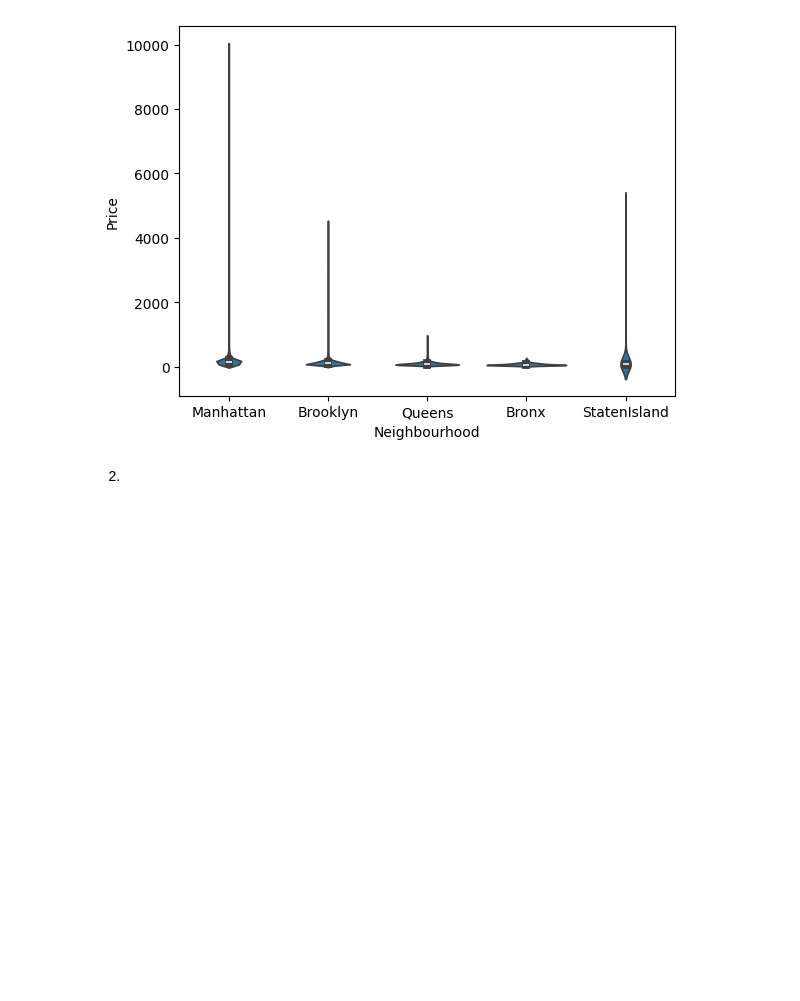
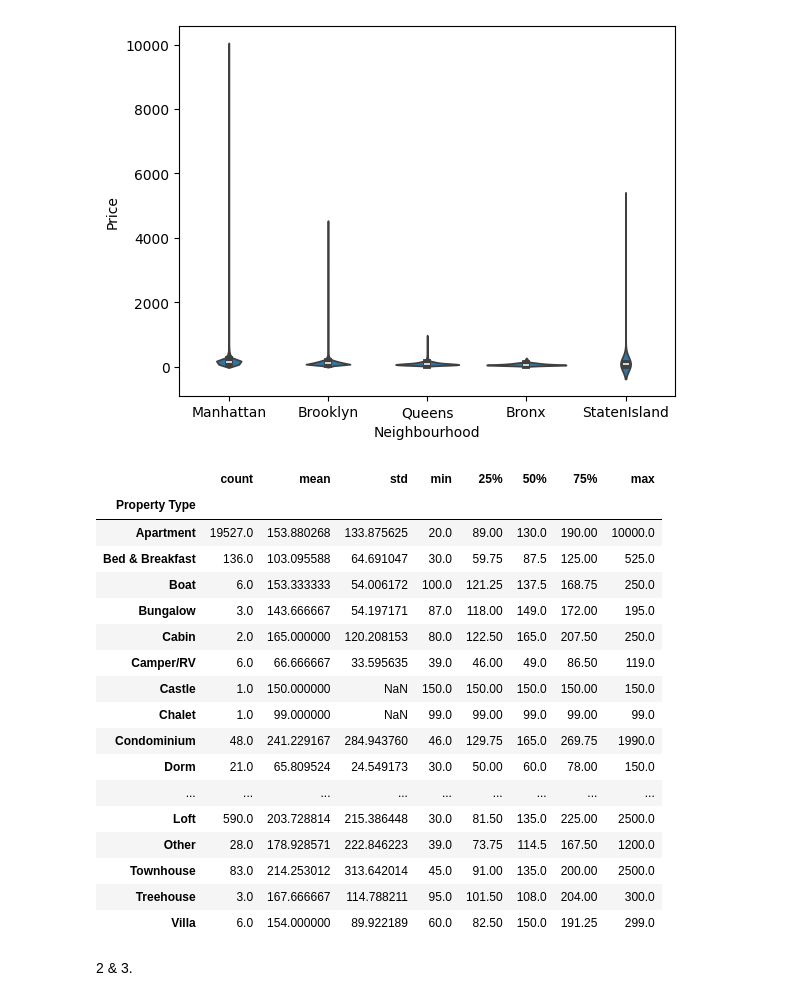
Before and after one commit to mchen899923/lab_hedonic_pricing, a Jupyter notebook: lab_notebook.ipynb, the cells around one changed output. Saved outputs shown, nothing was run; the diff lists cells and outputs as text; code cells hidden in the pictures; blank space fills up the shorter version.

```diff
--- a/lab_notebook.ipynb
+++ b/lab_notebook.ipynb
@@ -221,5 +221,26 @@ sns.violinplot(data=airbnb2_df, x='Neighbourhood', y="Price") #Create a plot wit
 plt.show()
 # %% [output]
 [figure]
+# %%
+airbnb2_df.groupby('Property Type')['Price'].describe()
+# %% [output]
+|  | count | mean | std | min | 25% | 50% | 75% | max |
+| Property Type |  |  |  |  |  |  |  |  |
+| Apartment | 19527.0 | 153.880268 | 133.875625 | 20.0 | 89.00 | 130.0 | 190.00 | 10000.0 |
+| Bed & Breakfast | 136.0 | 103.095588 | 64.691047 | 30.0 | 59.75 | 87.5 | 125.00 | 525.0 |
+| Boat | 6.0 | 153.333333 | 54.006172 | 100.0 | 121.25 | 137.5 | 168.75 | 250.0 |
+| Bungalow | 3.0 | 143.666667 | 54.197171 | 87.0 | 118.00 | 149.0 | 172.00 | 195.0 |
+| Cabin | 2.0 | 165.000000 | 120.208153 | 80.0 | 122.50 | 165.0 | 207.50 | 250.0 |
+| Camper/RV | 6.0 | 66.666667 | 33.595635 | 39.0 | 46.00 | 49.0 | 86.50 | 119.0 |
+| Castle | 1.0 | 150.000000 | NaN | 150.0 | 150.00 | 150.0 | 150.00 | 150.0 |
+| Chalet | 1.0 | 99.000000 | NaN | 99.0 | 99.00 | 99.0 | 99.00 | 99.0 |
+| Condominium | 48.0 | 241.229167 | 284.943760 | 46.0 | 129.75 | 165.0 | 269.75 | 1990.0 |
+| Dorm | 21.0 | 65.809524 | 24.549173 | 30.0 | 50.00 | 60.0 | 78.00 | 150.0 |
+| ... | ... | ... | ... | ... | ... | ... | ... | ... |
+| Loft | 590.0 | 203.728814 | 215.386448 | 30.0 | 81.50 | 135.0 | 225.00 | 2500.0 |
+| Other | 28.0 | 178.928571 | 222.846223 | 39.0 | 73.75 | 114.5 | 167.50 | 1200.0 |
+| Townhouse | 83.0 | 214.253012 | 313.642014 | 45.0 | 91.00 | 135.0 | 200.00 | 2500.0 |
+| Treehouse | 3.0 | 167.666667 | 114.788211 | 95.0 | 101.50 | 108.0 | 204.00 | 300.0 |
+| Villa | 6.0 | 154.000000 | 89.922189 | 60.0 | 82.50 | 150.0 | 191.25 | 299.0 |
 # %% [markdown]
-2.
+2 & 3.
```
Also changed, not shown: parts of 9 cells of this notebook.
